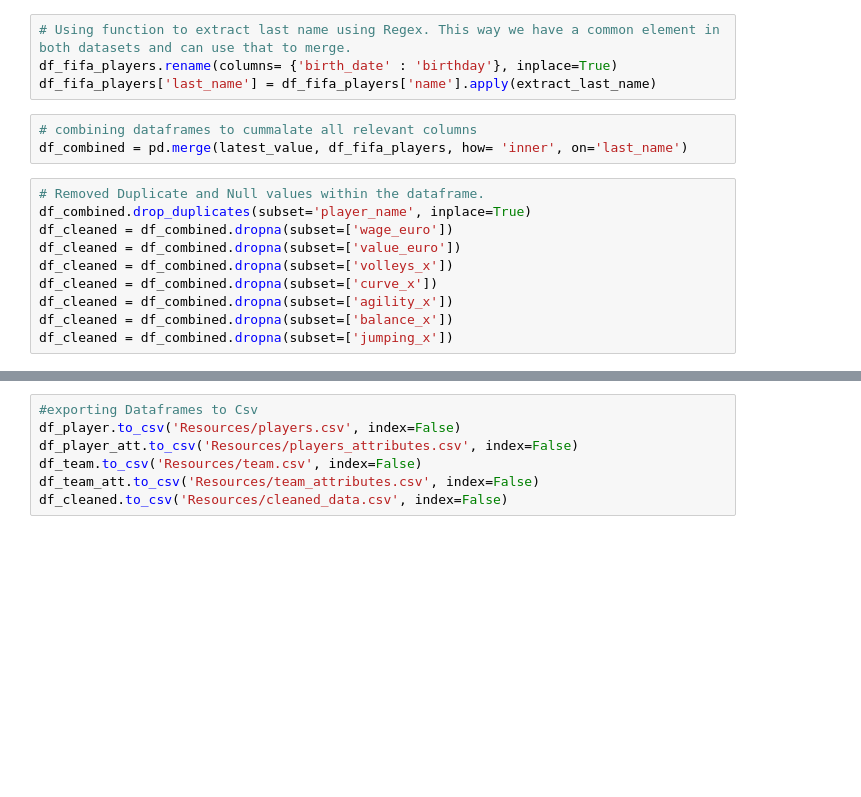
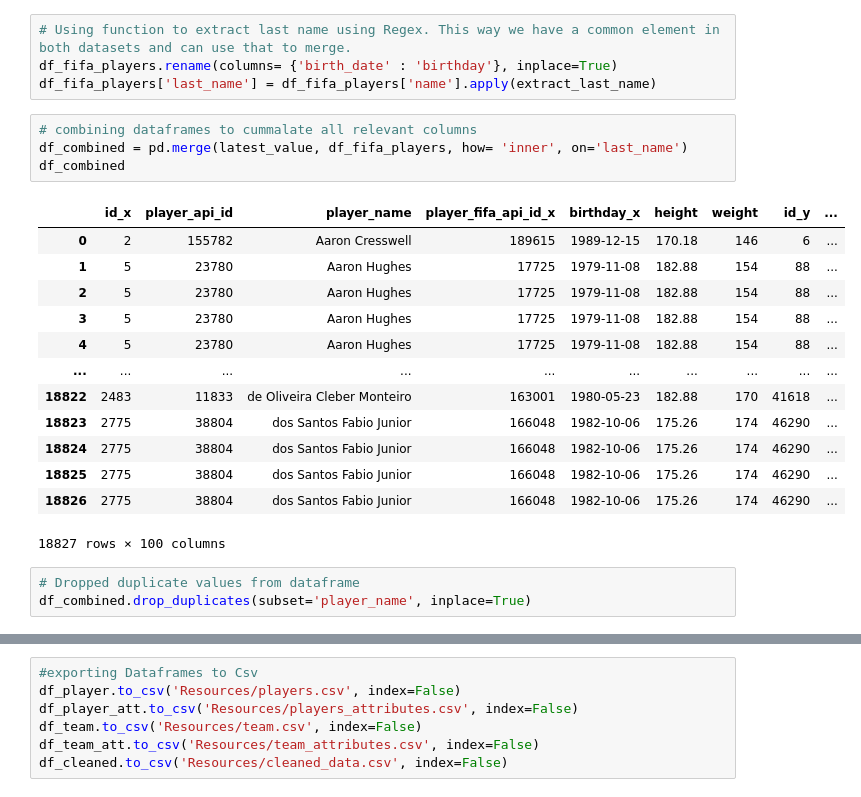
Before and after one commit to rdeshir10/Fifa_Analysis, a Jupyter notebook: football.ipynb, the cells around one changed output, grey strips where cells are left out. Cells and saved outputs as stored; diff of their text form; blank space fills up the shorter version.

```diff
--- a/football.ipynb
+++ b/football.ipynb
@@ -91,13 +92,21 @@ df_fifa_players['last_name'] = df_fifa_players['name'].apply(extract_last_name)
 # %%
 # combining dataframes to cummalate all relevant columns
 df_combined = pd.merge(latest_value, df_fifa_players, how= 'inner', on='last_name')
+df_combined
+# %% [output]
+|  | id_x | player_api_id | player_name | player_fifa_api_id_x | birthday_x | height | weight | id_y | ... |
+| 0 | 2 | 155782 | Aaron Cresswell | 189615 | 1989-12-15 | 170.18 | 146 | 6 | ... |
+| 1 | 5 | 23780 | Aaron Hughes | 17725 | 1979-11-08 | 182.88 | 154 | 88 | ... |
+| 2 | 5 | 23780 | Aaron Hughes | 17725 | 1979-11-08 | 182.88 | 154 | 88 | ... |
+| 3 | 5 | 23780 | Aaron Hughes | 17725 | 1979-11-08 | 182.88 | 154 | 88 | ... |
+| 4 | 5 | 23780 | Aaron Hughes | 17725 | 1979-11-08 | 182.88 | 154 | 88 | ... |
+| ... | ... | ... | ... | ... | ... | ... | ... | ... | ... |
+| 18822 | 2483 | 11833 | de Oliveira Cleber Monteiro | 163001 | 1980-05-23 | 182.88 | 170 | 41618 | ... |
+| 18823 | 2775 | 38804 | dos Santos Fabio Junior | 166048 | 1982-10-06 | 175.26 | 174 | 46290 | ... |
+| 18824 | 2775 | 38804 | dos Santos Fabio Junior | 166048 | 1982-10-06 | 175.26 | 174 | 46290 | ... |
+| 18825 | 2775 | 38804 | dos Santos Fabio Junior | 166048 | 1982-10-06 | 175.26 | 174 | 46290 | ... |
+| 18826 | 2775 | 38804 | dos Santos Fabio Junior | 166048 | 1982-10-06 | 175.26 | 174 | 46290 | ... |
+18827 rows × 100 columns
-# %%
-# Removed Duplicate and Null values within the dataframe.
-df_combined.drop_duplicates(subset='player_name', inplace=True)
-df_cleaned = df_combined.dropna(subset=['wage_euro'])
-df_cleaned = df_combined.dropna(subset=['value_euro'])
-df_cleaned = df_combined.dropna(subset=['volleys_x'])
-df_cleaned = df_combined.dropna(subset=['curve_x'])
-df_cleaned = df_combined.dropna(subset=['agility_x'])
-df_cleaned = df_combined.dropna(subset=['balance_x'])
-df_cleaned = df_combined.dropna(subset=['jumping_x'])
+# %%
+# Dropped duplicate values from dataframe
+df_combined.drop_duplicates(subset='player_name', inplace=True)
```
Also changed, not shown: parts of 8 cells of this notebook, 9 other files.
